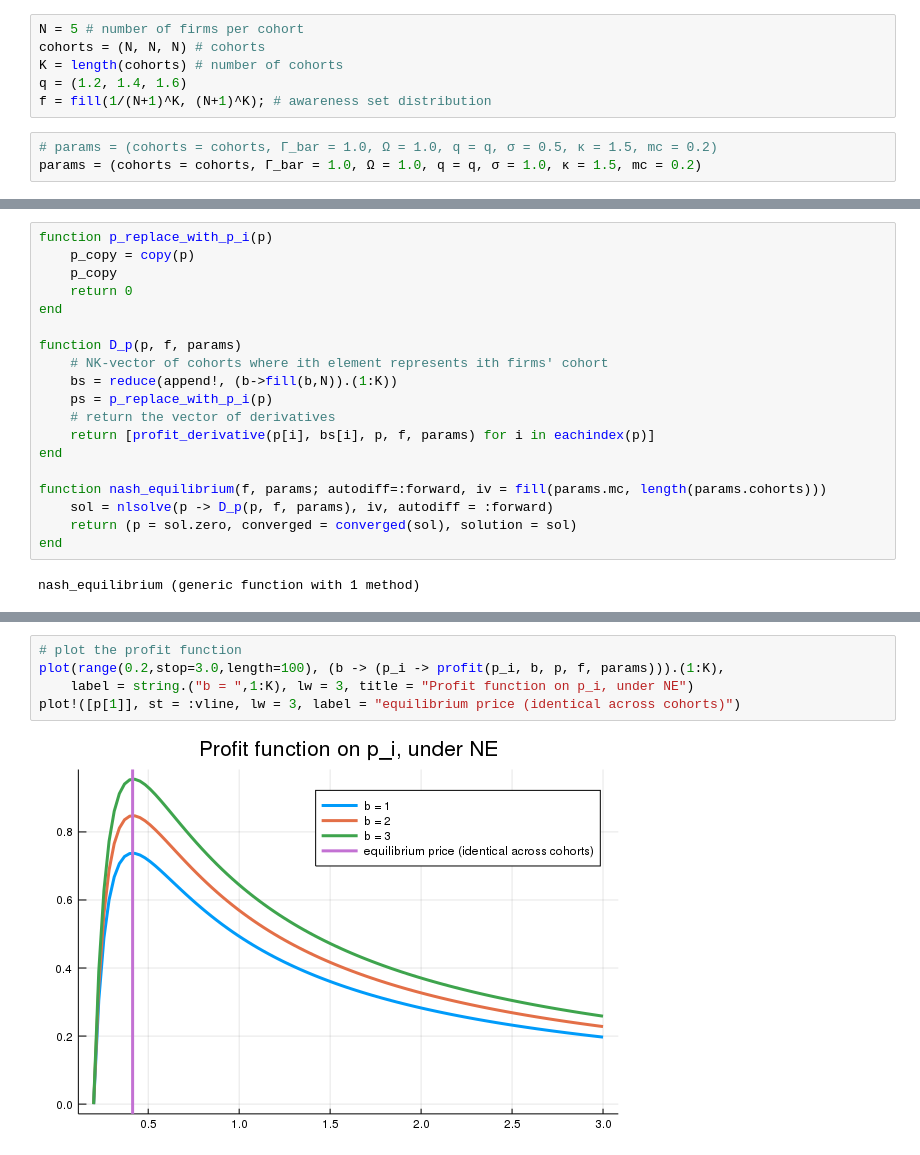
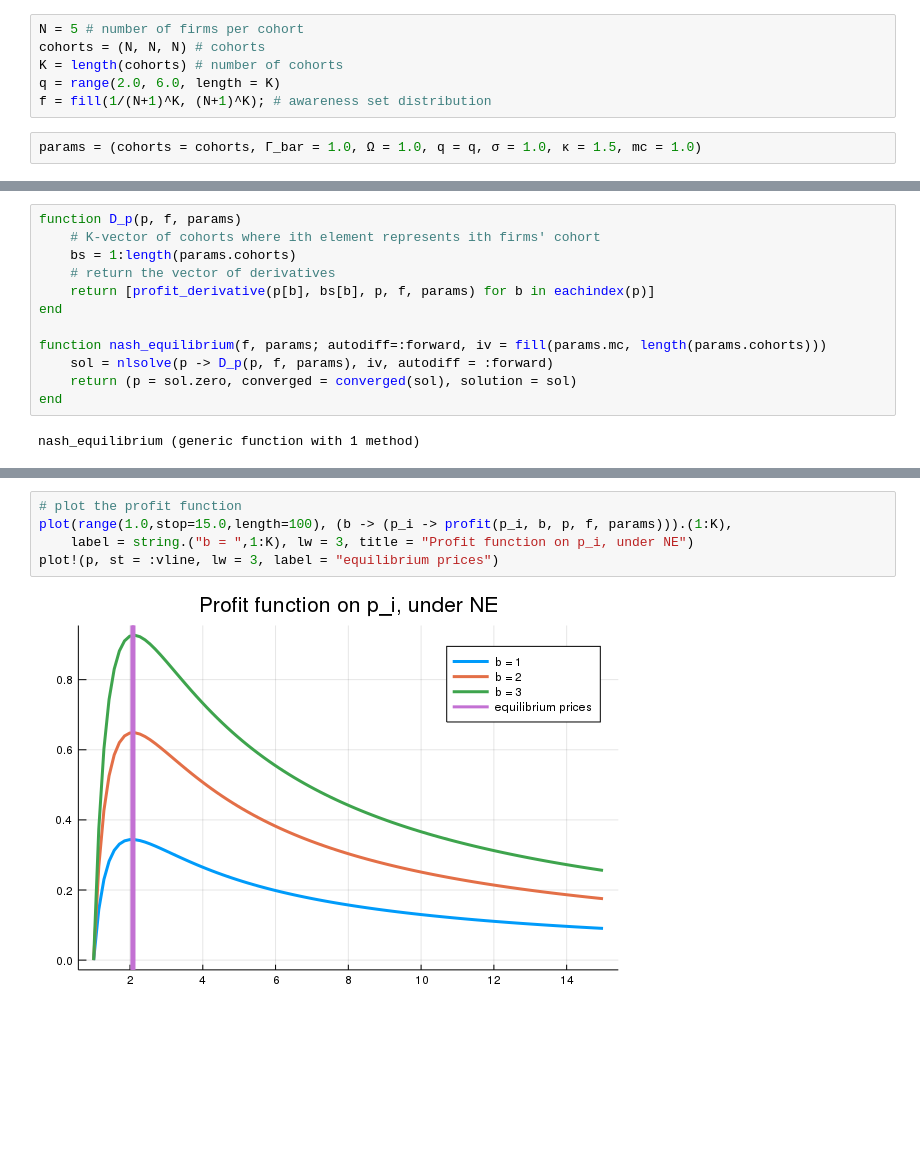
Before and after one commit to lnsongxf/Perla1.jl, a Jupyter notebook: demand-function-with-multiple-cohorts.ipynb, the cells around one changed output, grey strips where cells are left out. Saved outputs shown, nothing was run; the diff lists cells and outputs as text; blank space fills up the shorter version.

Commit message:
Fix derivative access in `D_p` in notebook
Results in heterogeneous equilibrium prices as expected.

```diff
--- a/demand-function-with-multiple-cohorts.ipynb
+++ b/demand-function-with-multiple-cohorts.ipynb
@@ -9,9 +9,8 @@ gr(fmt = :png);
 N = 5 # number of firms per cohort
 cohorts = (N, N, N) # cohorts
 K = length(cohorts) # number of cohorts
-q = (1.2, 1.4, 1.6)
+q = range(2.0, 6.0, length = K)
 f = fill(1/(N+1)^K, (N+1)^K); # awareness set distribution
 # %%
-# params = (cohorts = cohorts, Γ_bar = 1.0, Ω = 1.0, q = q, σ = 0.5, κ = 1.5, mc = 0.2)
-params = (cohorts = cohorts, Γ_bar = 1.0, Ω = 1.0, q = q, σ = 1.0, κ = 1.5, mc = 0.2)
+params = (cohorts = cohorts, Γ_bar = 1.0, Ω = 1.0, q = q, σ = 1.0, κ = 1.5, mc = 1.0)
 # %% [output]
@@ -75,18 +74,11 @@ plot(range(0.2,stop=3.0,length=100), (b -> (p_i -> profit_derivative(p_i, b, p,
 # %% [markdown]
 # Solve Nash equilibria
 # %%
-function p_replace_with_p_i(p)
-    p_copy = copy(p)
-    p_copy
-    return 0
-end
-
 function D_p(p, f, params)
-    # NK-vector of cohorts where ith element represents ith firms' cohort
-    bs = reduce(append!, (b->fill(b,N)).(1:K))
-    ps = p_replace_with_p_i(p)
+    # K-vector of cohorts where ith element represents ith firms' cohort
+    bs = 1:length(params.cohorts)
     # return the vector of derivatives
-    return [profit_derivative(p[i], bs[i], p, f, params) for i in eachindex(p)]
+    return [profit_derivative(p[b], bs[b], p, f, params) for b in eachindex(p)]
 end
 
 function nash_equilibrium(f, params; autodiff=:forward, iv = fill(params.mc, length(params.cohorts)))
@@ -105,7 +97,7 @@ p = nash_equilibrium(f, params).p
 # %%
 # plot the profit function
-plot(range(0.2,stop=3.0,length=100), (b -> (p_i -> profit(p_i, b, p, f, params))).(1:K),
+plot(range(1.0,stop=15.0,length=100), (b -> (p_i -> profit(p_i, b, p, f, params))).(1:K),
     label = string.("b = ",1:K), lw = 3, title = "Profit function on p_i, under NE")
-plot!([p[1]], st = :vline, lw = 3, label = "equilibrium price (identical across cohorts)")
+plot!(p, st = :vline, lw = 3, label = "equilibrium prices")
 # %% [output]
-[figure, old version]
+[figure, new version]
```
Also changed, not shown: parts of 5 cells of this notebook.
